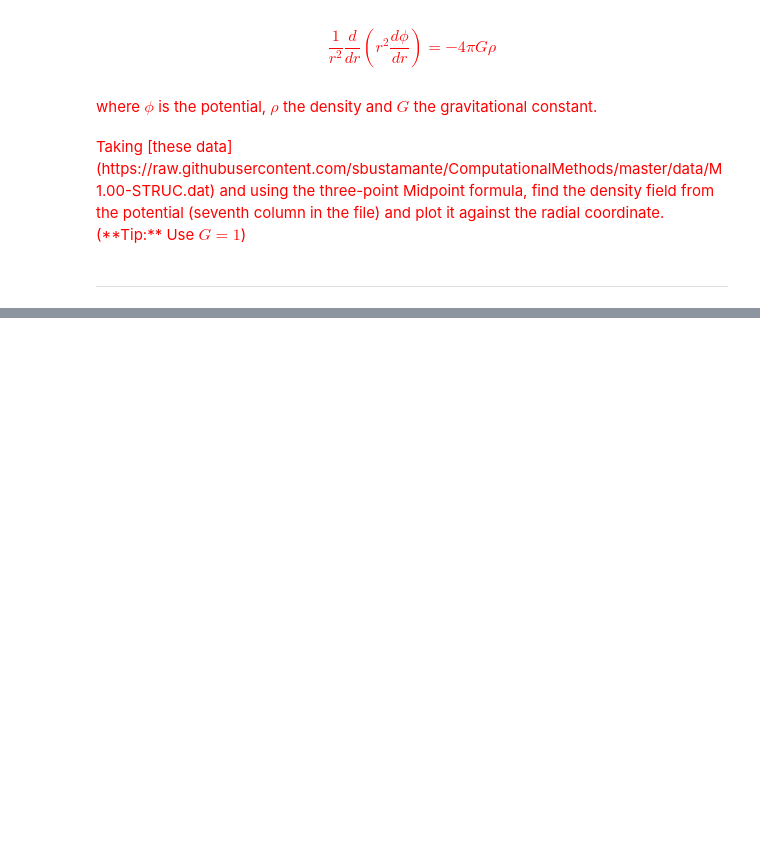
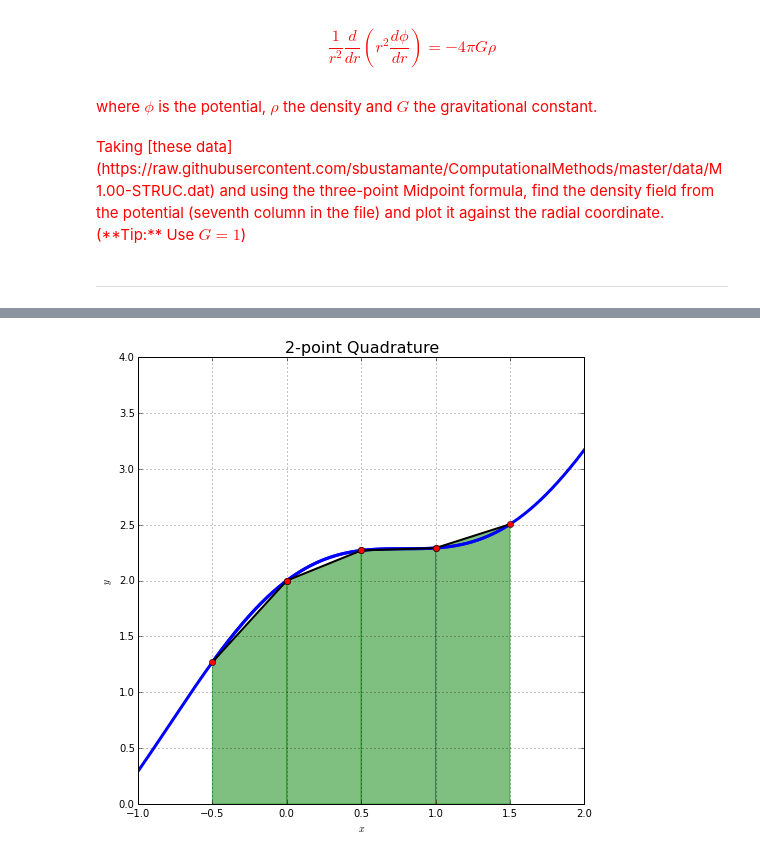
Before and after one commit to sbustamante/ComputationalMethods, a Jupyter notebook: material/numerical-calculus.ipynb, the cells around one changed output, grey strips where cells are left out. Cells and saved outputs as stored; diff of their text form; code cells hidden in the pictures; blank space fills up the shorter version.

```diff
--- a/material/numerical-calculus.ipynb
+++ b/material/numerical-calculus.ipynb
@@ -180,0 +349,24 @@ Taking [these data](https://raw.githubusercontent.com/sbustamante/ComputationalM
+# %%
+#Composite Quadrature method
+def CompositeQuadrature( f, a, b, N, n, xmin, xmax, ymin=0, ymax=1 ):
+    #X array
+    X = np.linspace( a, b, N )
+
+    #Plotting
+    fig = plt.figure( figsize = (8,8) )
+    for i in xrange(0,N-n,n):
+        Xi = X[i:i+n+1]
+        ax = Quadrature( f, Xi, X[i], X[i+n], fig=fig, leg=False )
+
+    #X array
+    Xarray = np.linspace( xmin, xmax, 1000 )
+    #F array
+    Yarray = f( Xarray )
+    #Function
+    ax.plot( Xarray, Yarray, linewidth = 3, color = "blue", label="$f(x)$", zorder=0 )
+
+    #Format
+    plt.xlim( (xmin, xmax) )
+    plt.ylim( (ymin, ymax) )
+
+    return None
@@ -180,0 +383,9 @@ Taking [these data](https://raw.githubusercontent.com/sbustamante/ComputationalM
+# %%
+#Function
+def f(x):
+    return 1+np.cos(x)**2+x
+
+#Quadrature with 3 points (Simpson's rule)
+CompositeQuadrature( f, a=-0.5, b=1.5, N=5, n=1, xmin=-1, xmax=2, ymin=0, ymax=4 )
+# %% [output]
+[figure, added]
```
Also changed, not shown: parts of 25 cells of this notebook, 1 other file.
